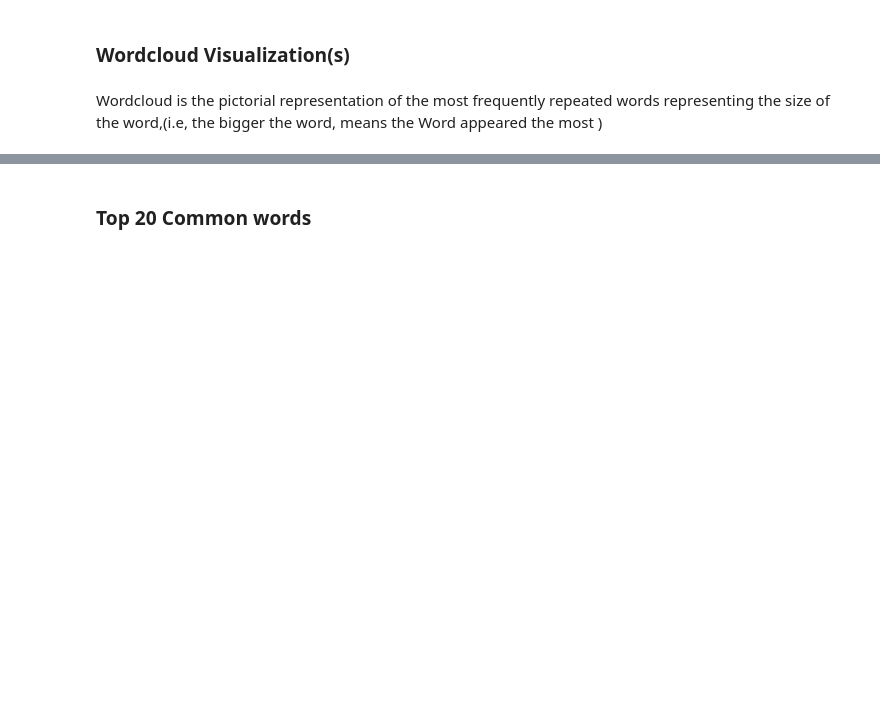
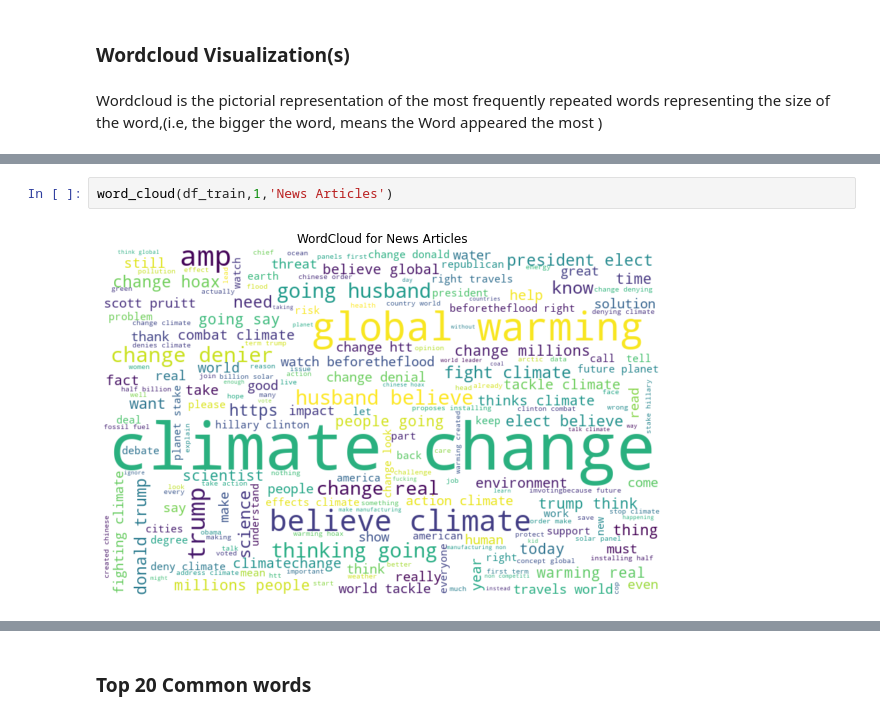
Before and after one commit to explore-thulani/classification-predicts-team4, a Jupyter notebook: Climate_Change_Team_4_Second_Draft_Notebook_(1).ipynb, the cells around one changed output, grey strips where cells are left out. Cells and saved outputs as stored; diff of their text form; blank space fills up the shorter version.

```diff
--- a/Climate_Change_Team_4_Second_Draft_Notebook_(1).ipynb
+++ b/Climate_Change_Team_4_Second_Draft_Notebook_(1).ipynb
@@ -473,0 +363,4 @@ plt.show()
+# %%
+word_cloud(df_train,1,'News Articles')
+# %% [output]
+[figure, added]
```
Also changed, not shown: parts of 82 cells of this notebook.
